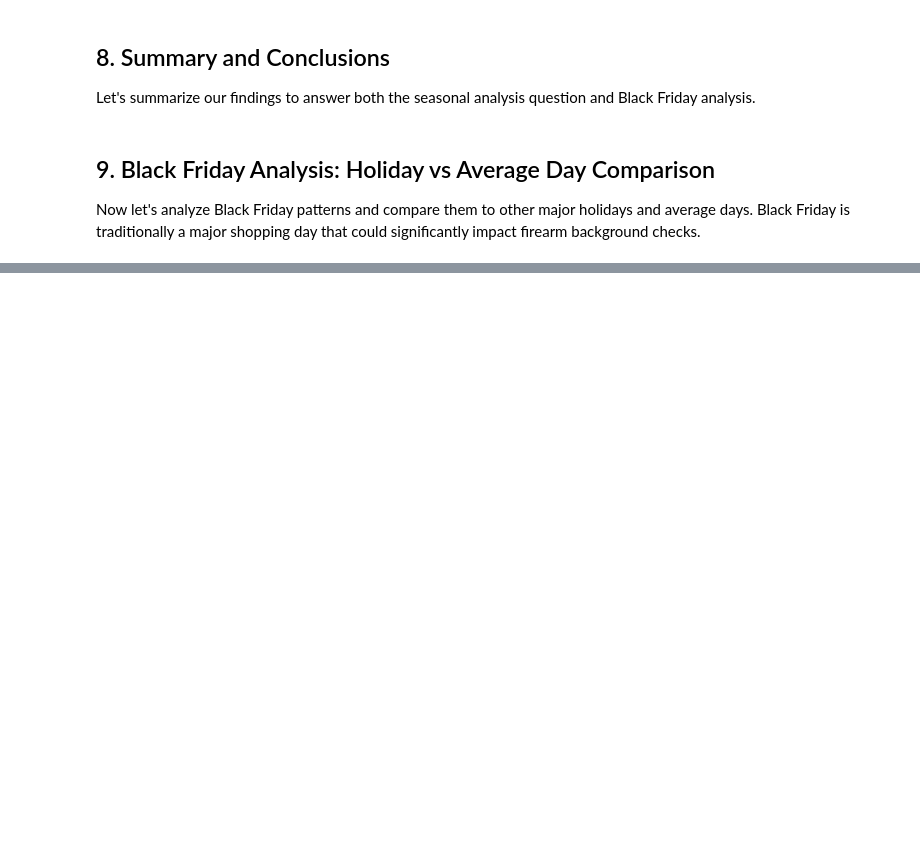
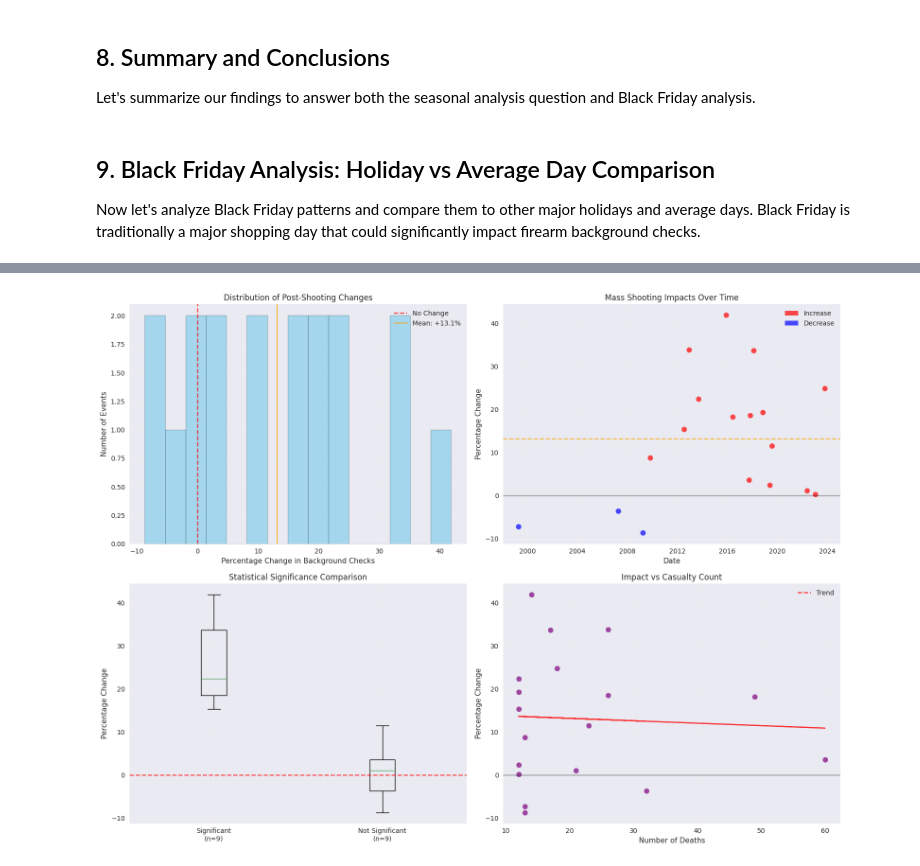
Before and after one commit to JensenJudkins/nics-firearm-background-checks, a Jupyter notebook: notebook.ipynb, the cells around one changed output, grey strips where cells are left out. Drawn from its saved outputs; the diff is of its cells as text; code cells hidden in the pictures; blank space fills up the shorter version.

```diff
--- a/notebook.ipynb
+++ b/notebook.ipynb
@@ -679,0 +1077,84 @@ print(f"• The pattern shows {'strong' if consistency_pct >= 80 else 'moderate'
+# %%
+# Create visualizations for mass shooting impacts
+if not impact_df.empty:
+    fig, axes = plt.subplots(2, 2, figsize=(16, 12))
+
+    # 1. Distribution of percentage changes
+    axes[0,0].hist(impact_df['pct_change'], bins=15, alpha=0.7, color='skyblue', edgecolor='black')
+    axes[0,0].axvline(x=0, color='red', linestyle='--', alpha=0.7, label='No Change')
+    axes[0,0].axvline(x=impact_df['pct_change'].mean(), color='orange', linestyle='-', alpha=0.7, label=f'Mean: {impact_df["pct_change"].mean():+.1f}%')
+    axes[0,0].set_xlabel('Percentage Change in Background Checks')
+    axes[0,0].set_ylabel('Number of Events')
+    axes[0,0].set_title('Distribution of Post-Shooting Changes')
+    axes[0,0].legend()
+    axes[0,0].grid(True, alpha=0.3)
+
+    # 2. Timeline of events and their impacts
+    impact_df['date_obj'] = pd.to_datetime(impact_df['date'])
+    impact_df_sorted = impact_df.sort_values('date_obj')
+
+    colors = ['red' if x > 0 else 'blue' for x in impact_df_sorted['pct_change']]
+    axes[0,1].scatter(impact_df_sorted['date_obj'], impact_df_sorted['pct_change'],
+                      c=colors, alpha=0.7, s=60)
+    axes[0,1].axhline(y=0, color='black', linestyle='-', alpha=0.3)
+    axes[0,1].axhline(y=impact_df['pct_change'].mean(), color='orange', linestyle='--', alpha=0.7)
+    axes[0,1].set_xlabel('Date')
+    axes[0,1].set_ylabel('Percentage Change')
+    axes[0,1].set_title('Mass Shooting Impacts Over Time')
+    axes[0,1].grid(True, alpha=0.3)
+
+    # Add custom legend
+    from matplotlib.patches import Patch
+    legend_elements = [Patch(facecolor='red', alpha=0.7, label='Increase'),
+                       Patch(facecolor='blue', alpha=0.7, label='Decrease')]
+    axes[0,1].legend(handles=legend_elements)
+
+    # 3. Significant vs Non-significant changes
+    sig_data = impact_df[impact_df['significant'] == True]['pct_change']
+    non_sig_data = impact_df[impact_df['significant'] == False]['pct_change']
+
+    box_data = [sig_data.values, non_sig_data.values]
+    box_labels = [f'Significant\n(n={len(sig_data)})', f'Not Significant\n(n={len(non_sig_data)})']
+
+    axes[1,0].boxplot(box_data, labels=box_labels)
+    axes[1,0].axhline(y=0, color='red', linestyle='--', alpha=0.7)
+    axes[1,0].set_ylabel('Percentage Change')
+    axes[1,0].set_title('Statistical Significance Comparison')
+    axes[1,0].grid(True, alpha=0.3)
+
+    # 4. Correlation with casualties (if data available)
+    if 'deaths' in data_range.columns:
+        impact_with_casualties = impact_df.merge(
+            data_range[['name', 'deaths', 'injured']],
+            left_on='shooting',
+            right_on='name',
+            how='left'
+        )
+
+        axes[1,1].scatter(impact_with_casualties['deaths'], impact_with_casualties['pct_change'],
+                          alpha=0.7, s=60, color='purple')
+
+        # Add trend line
+        z = np.polyfit(impact_with_casualties['deaths'], impact_with_casualties['pct_change'], 1)
+        p = np.poly1d(z)
+        axes[1,1].plot(impact_with_casualties['deaths'], p(impact_with_casualties['deaths']),
+                       "r--", alpha=0.8, label=f'Trend')
+
+        axes[1,1].axhline(y=0, color='black', linestyle='-', alpha=0.3)
+        axes[1,1].set_xlabel('Number of Deaths')
+        axes[1,1].set_ylabel('Percentage Change')
+        axes[1,1].set_title('Impact vs Casualty Count')
+        axes[1,1].legend()
+        axes[1,1].grid(True, alpha=0.3)
+    else:
+        axes[1,1].text(0.5, 0.5, 'Casualty data\nnot available',
+                       ha='center', va='center', transform=axes[1,1].transAxes)
+        axes[1,1].set_title('Impact vs Casualty Count')
+
+    plt.tight_layout()
+    plt.show()
+
+else:
+    print("No data available for visualization.")
+# %% [output]
+[figure, added]
```
Also changed, not shown: parts of 26 cells of this notebook.
